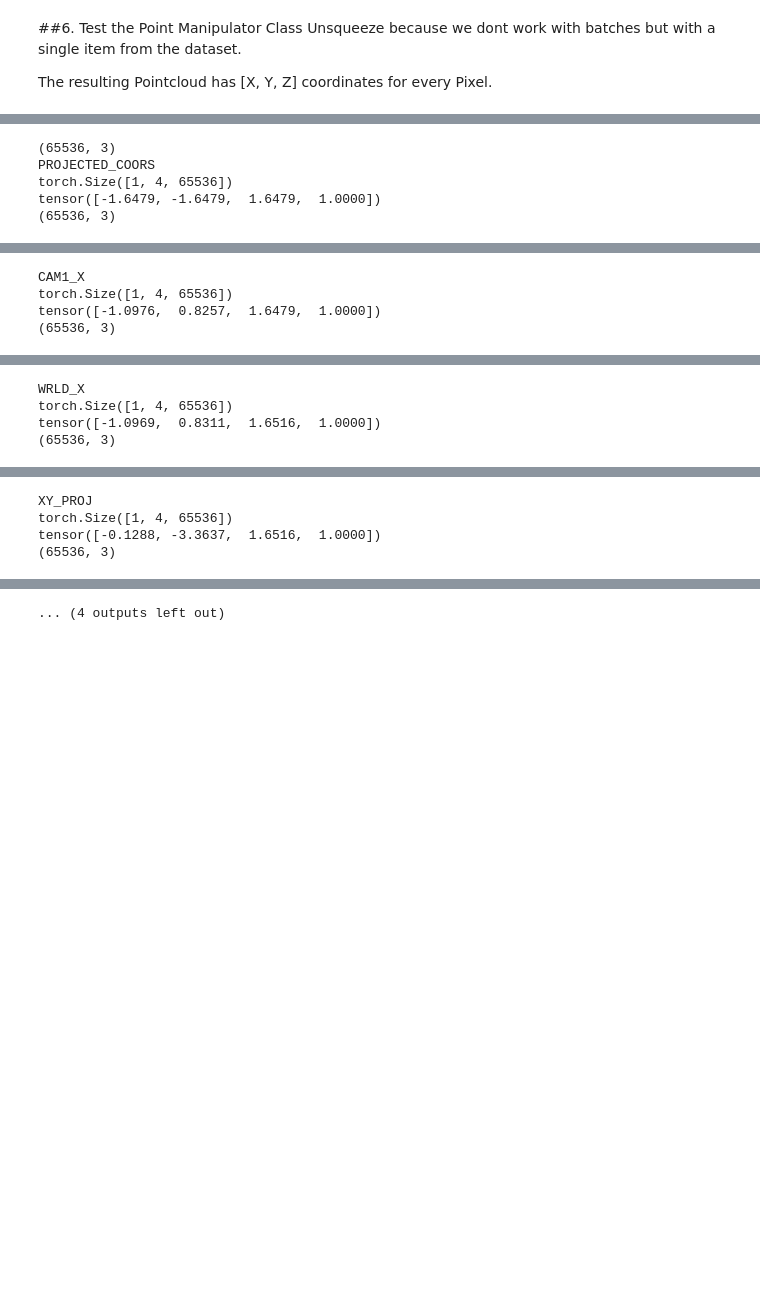
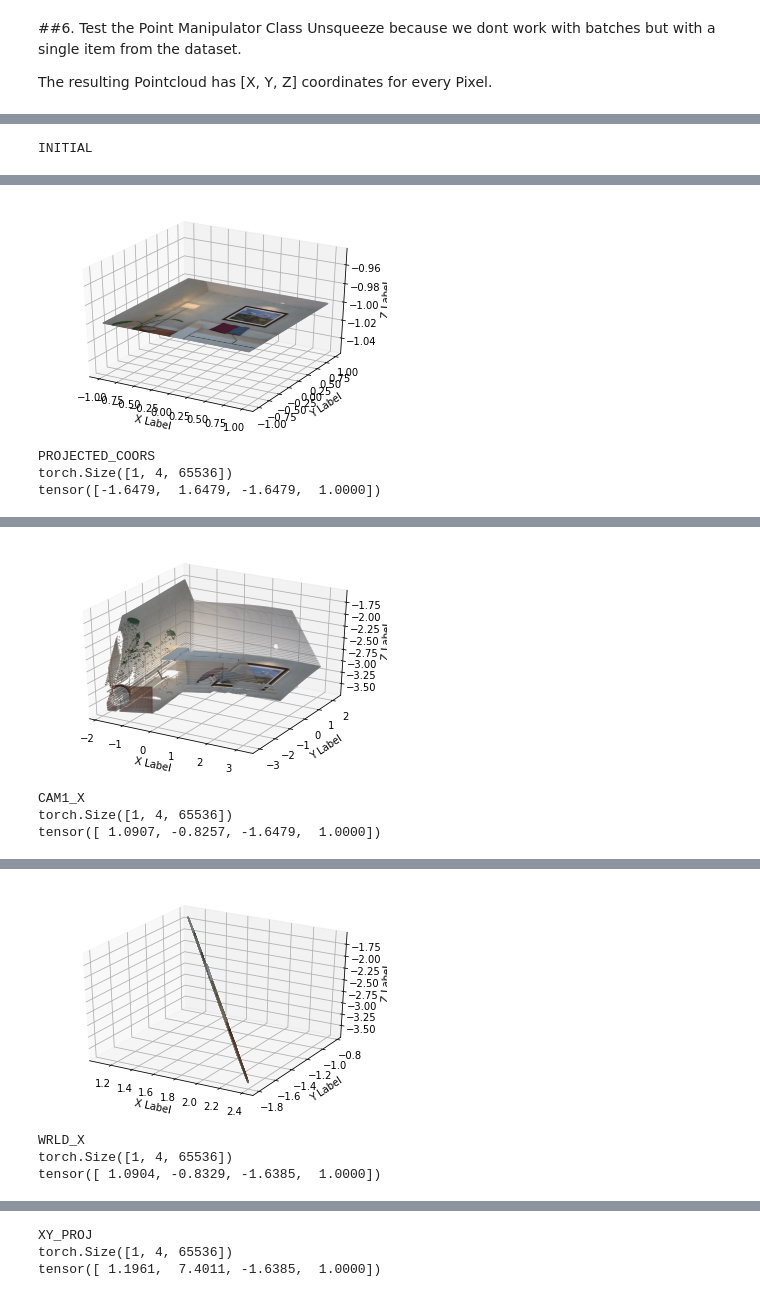
Before and after one commit to lukasHoel/novel-view-synthesis, a Jupyter notebook: notebooks/Point_Manipulation.ipynb, the cells around one changed output, grey strips where cells are left out. Drawn from its saved outputs; the diff is of its cells as text; code cells hidden in the pictures; blank space fills up the shorter version.

```diff
--- a/notebooks/Point_Manipulation.ipynb
+++ b/notebooks/Point_Manipulation.ipynb
@@ -369,14 +428,13 @@ output_RT = item['cam']['RT2'].unsqueeze(0)
 output_RTinv = item['cam']['RT2inv'].unsqueeze(0)
 
 mani = PtsManipulator(256)
-ptc = mani.forward_justpts(item['image'].unsqueeze(0), item['depth'].unsqueeze(0),
+img = mani.forward_justpts(item['image'].unsqueeze(0), item['depth'].unsqueeze(0),
                            K, Kinv,
                            input_RT, input_RTinv,
                            output_RT, output_RTinv)
-print(ptc)
+
+print("FINAL")
+print(img.shape)
+show_image(img.squeeze().permute((1,2,0)).cpu().detach().numpy())
 # %% [output]
-(65536, 3)
-PROJECTED_COORS
-torch.Size([1, 4, 65536])
-tensor([-1.6479, -1.6479,  1.6479,  1.0000])
-(65536, 3)
+INITIAL
@@ -385,4 +441,4 @@ tensor([-1.6479, -1.6479,  1.6479,  1.0000])
+[figure, added]
-CAM1_X
+PROJECTED_COORS
 torch.Size([1, 4, 65536])
-tensor([-1.0976,  0.8257,  1.6479,  1.0000])
-(65536, 3)
+tensor([-1.6479,  1.6479, -1.6479,  1.0000])
@@ -391,4 +445,4 @@ tensor([-1.0976,  0.8257,  1.6479,  1.0000])
+[figure, added]
-WRLD_X
+CAM1_X
 torch.Size([1, 4, 65536])
-tensor([-1.0969,  0.8311,  1.6516,  1.0000])
-(65536, 3)
+tensor([ 1.0907, -0.8257, -1.6479,  1.0000])
@@ -397,4 +449,4 @@ tensor([-1.0969,  0.8311,  1.6516,  1.0000])
+[figure, added]
-XY_PROJ
+WRLD_X
 torch.Size([1, 4, 65536])
-tensor([-0.1288, -3.3637,  1.6516,  1.0000])
-(65536, 3)
+tensor([ 1.0904, -0.8329, -1.6385,  1.0000])
@@ -403 +454,3 @@ tensor([-0.1288, -3.3637,  1.6516,  1.0000])
-... (4 outputs left out)
+XY_PROJ
+torch.Size([1, 4, 65536])
+tensor([ 1.1961,  7.4011, -1.6385,  1.0000])
```
Also changed, not shown: parts of 6 cells of this notebook, 1 other file.
